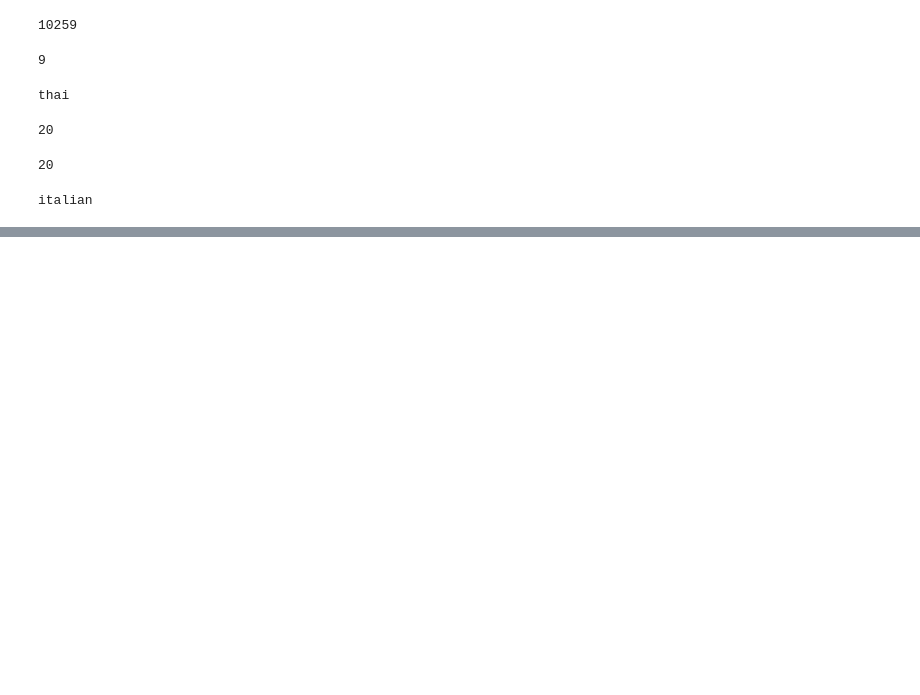
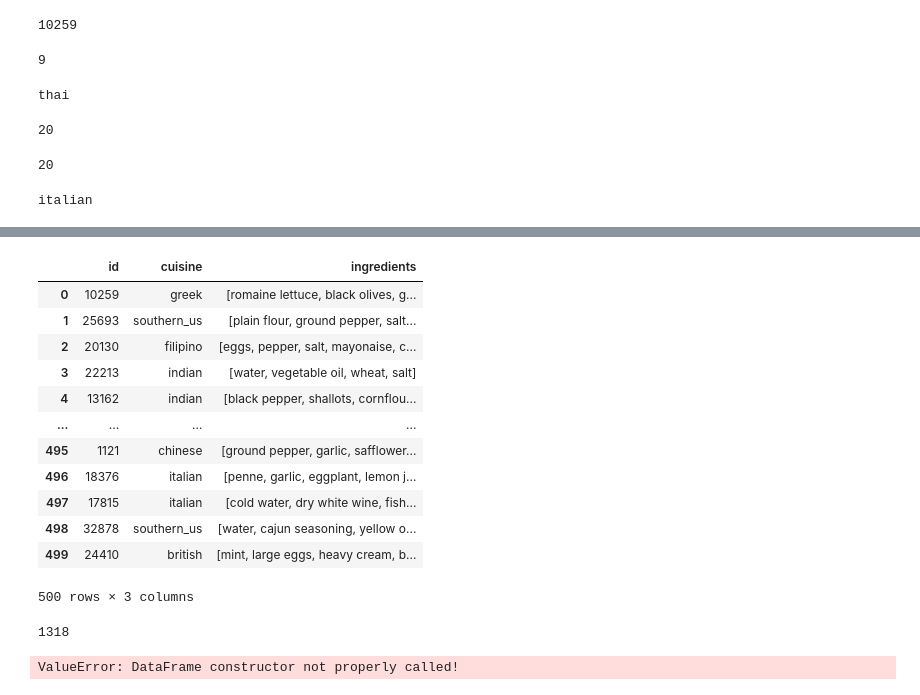
Before and after one commit to Andrdeni/sf_data_science, a Jupyter notebook: PY_16_Как_выгружать_данные_из_файлов/DS_16.ipynb, the cells around one changed output, grey strips where cells are left out. Cells and saved outputs as stored; diff of their text form; code cells hidden in the pictures; blank space fills up the shorter version.

```diff
--- a/PY_16_Как_выгружать_данные_из_файлов/DS_16.ipynb
+++ b/PY_16_Как_выгружать_данные_из_файлов/DS_16.ipynb
@@ -354,0 +357,9 @@ italian
+# %%
+import json # Импортируем модуль json
+from pprint import pprint # Импортируем функцию pprint()
+import pandas as pd # Импортируем модуль pandas
+
+with open('data/recipes.json') as f: # Открываем файл и связываем его с объектом "f"
+    recipes = json.load(f) # Загружаем содержимое открытого файла в переменную recipes
+df = pd.DataFrame(recipes) # Создаём объект DataFrame из списка recipes
+display(df.head()) # Выводим на экран первые строки полученного DataFrame
@@ -354,0 +402,39 @@ italian
+# %%
+#Задание 6.2
+#Какая часть набора данных была использована в качестве заголовков столбцов при создании DataFrame с помощью команды
+df = pd.DataFrame(recipes)
+display(df)
+# %% [output]
+|  | id | cuisine | ingredients |
+| 0 | 10259 | greek | [romaine lettuce, black olives, g... |
+| 1 | 25693 | southern_us | [plain flour, ground pepper, salt... |
+| 2 | 20130 | filipino | [eggs, pepper, salt, mayonaise, c... |
+| 3 | 22213 | indian | [water, vegetable oil, wheat, salt] |
+| 4 | 13162 | indian | [black pepper, shallots, cornflou... |
+| ... | ... | ... | ... |
+| 495 | 1121 | chinese | [ground pepper, garlic, safflower... |
+| 496 | 18376 | italian | [penne, garlic, eggplant, lemon j... |
+| 497 | 17815 | italian | [cold water, dry white wine, fish... |
+| 498 | 32878 | southern_us | [water, cajun seasoning, yellow o... |
+| 499 | 24410 | british | [mint, large eggs, heavy cream, b... |
+500 rows × 3 columns
+# %%
+#ЗАДАНИЕ 6.4
+# Создайте реестр уникальных ингредиентов all_ingredients, который будет использоваться на втором этапе.
+# Какое количество уникальных ингредиентов в нашем DataFrame?
+
+
+import json # Импортируем модуль json
+from pprint import pprint # Импортируем функцию pprint()
+import pandas as pd # Импортируем модуль pandas
+
+with open('data/recipes.json') as f: # Открываем файл и связываем его с объектом "f"
+    recipes = json.load(f) # Загружаем содержимое открытого файла в переменную recipes
+
+all_ingredients=set() # Создаем пустое множество для хранения реестра уникальных ингредиентов
+for recipe in recipes: # Начинаем перебор всех блюд входящих в список
+    for ingredient in recipe['ingredients']: # Начинаем перебор всех ингредиентов входящих в состав текущего блюда
+        all_ingredients.add(ingredient ) # Добавляем уникальный ингредиент в реестр
+display(len(all_ingredients)) # Выводим на экран количество уникальных ингредиентов из реестра
+# %% [output]
+1318
@@ -354,0 +455,30 @@ italian
+# %%
+#ЗАДАНИЕ 6.5 Напишите код для создания списка ids всех блюд, представленных в датафрейме. Нужны только уникальные значения.
+#Порядок id должен совпадать с тем, как они расположены в исходном датафрейме.
+#Примечание. Не забудьте импортировать библиотеки и прочитать файл recipes.csv.
+import json # Импортируем модуль json
+from pprint import pprint # Импортируем функцию pprint()
+import pandas as pd # Импортируем модуль pandas
+
+with open('data/recipes.json') as f: # Открываем файл и связываем его с объектом "f"
+    recipes = json.load(f) # Загружаем содержимое открытого файла в переменную recipes
+
+all_ingredients=set() # Создаем пустое множество для хранения реестра уникальных ингредиентов
+for recipe in recipes: # Начинаем перебор всех блюд входящих в список
+    for ingredient in recipe['ingredients']: # Начинаем перебор всех ингредиентов входящих в состав текущего блюда
+        all_ingredients.add(ingredient ) # Добавляем уникальный ингредиент в реестр
+
+df = pd.DataFrame(recipes) # Создаем объект DataFrame из списка recipes
+
+def contains(ingredient_list): # Определяем имя функции и передаваемые аргументы
+    if ingredient_name in ingredient_list: # Если ингредиент есть в текущем блюде,
+        return 1 # возвращаем значение 1
+    else: # Если ингредиента нет в текущем блюде,
+        return 0 # возвращаем значение 0
+
+for ingredient_name in all_ingredients: # Последовательно перебираем ингредиенты в реестре all_ingredients
+    df[ingredient_name] = df['ingredients'].apply(contains) # В DataFrame cоздаем столбец с именем текущего ингредиента и заполняем его единицами и нулями, используя ранее созданную функцию contains
+
+df['ingredients'] = df['ingredients'].apply(len) # Заменяем список ингредиентов в рецепте, на их количество
+# %% [output]
+ValueError: DataFrame constructor not properly called!
```
Also changed, not shown: parts of 6 cells of this notebook, 1 other file.
